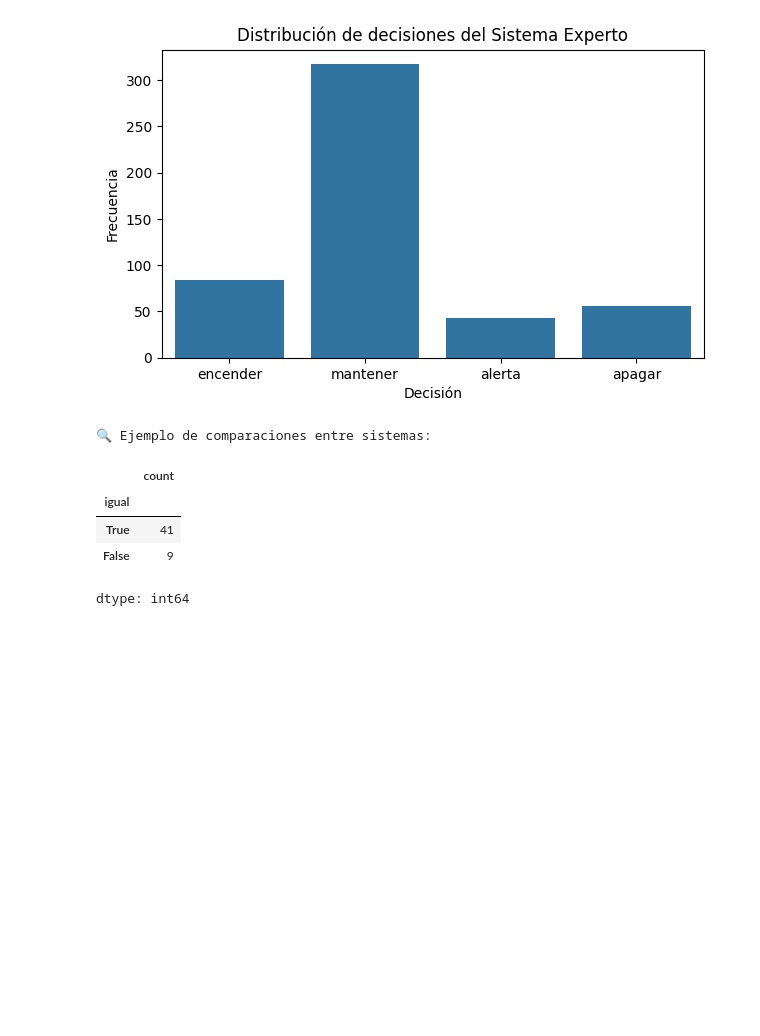
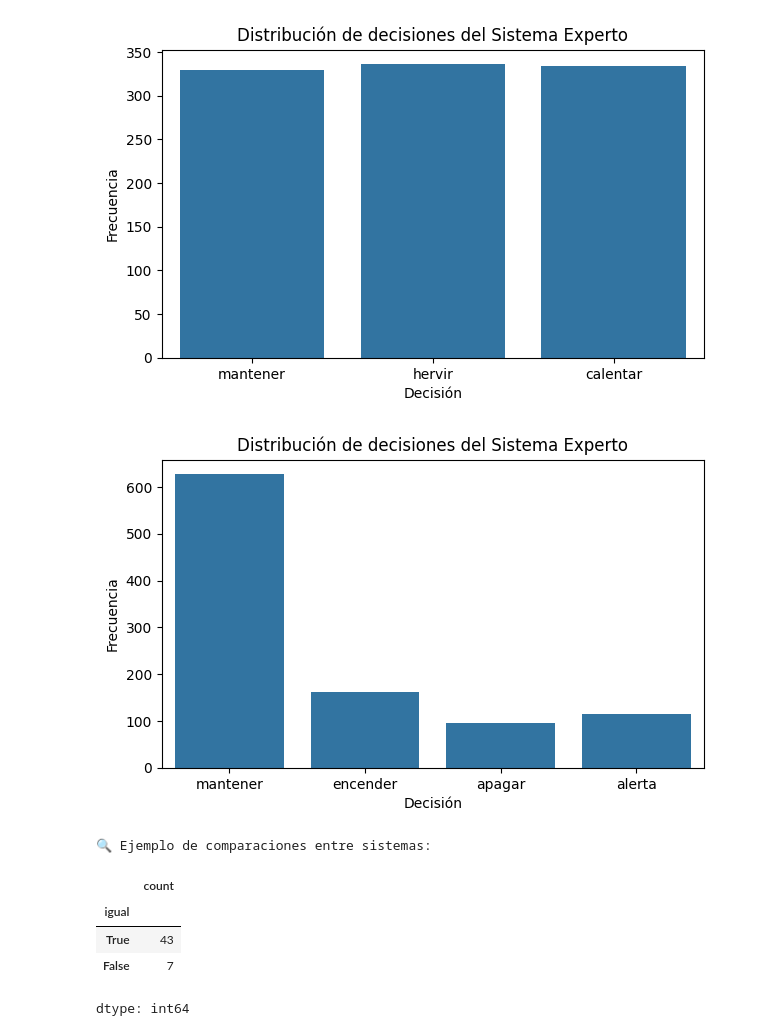
Before and after one commit to jcmachicao/jinis2025_machicao, a Jupyter notebook: JINIS__experto_neuronal.ipynb, the cells around one changed output. Cells and saved outputs as stored; diff of their text form; code cells hidden in the pictures; blank space fills up the shorter version.

```diff
--- a/JINIS__experto_neuronal.ipynb
+++ b/JINIS__experto_neuronal.ipynb
@@ -20,7 +20,7 @@ import random
 # -----------------------------------------------------
 
 np.random.seed(42)
-n = 500
+n = 1000
 
 productos = ["leche", "pasta", "agua"]
 objetivos = ["calentar", "hervir", "mantener"]
@@ -37,5 +37,6 @@ def simular_datos(n=500):
     return pd.DataFrame(data, columns=["temperatura", "presion", "nivel_liquido", "producto", "objetivo"])
 
 df = simular_datos(n)
+print(df.shape)
 df.head()
 # %% [output]
@@ -191,32 +217,40 @@ weighted avg       0.83      0.83      0.83       150
 # %%
 # -----------------------------------------------------
 # 5️⃣ ANÁLISIS VISUAL DE DECISIONES
 # -----------------------------------------------------
+
+plt.figure(figsize=(7,4))
+sns.countplot(x="objetivo", data=df)
+plt.title("Distribución de decisiones del Sistema Experto")
+plt.xlabel("Decisión")
+plt.ylabel("Frecuencia")
+plt.show()
 
 plt.figure(figsize=(7,4))
 sns.countplot(x="decision_experto", data=df)
 plt.title("Distribución de decisiones del Sistema Experto")
 plt.xlabel("Decisión")
 plt.ylabel("Frecuencia")
 plt.show()
 
 # Comparar algunas predicciones reales
 comparacion = pd.DataFrame({
     "Temperatura": X_test[:,0],
     "Presion": X_test[:,1],
     "Nivel": X_test[:,2],
     "Decision_Experto": le_dec.inverse_transform(y_test),
     "Decision_Red": le_dec.inverse_transform(y_pred)
 }).sample(50, random_state=42)
 
 print("🔍 Ejemplo de comparaciones entre sistemas:")
 comparacion['igual'] = comparacion['Decision_Experto'] == comparacion['Decision_Red']
 display(comparacion['igual'].value_counts())
 # %% [output]
-[figure, old version]
+[figure, new version]
+[figure, added]
 🔍 Ejemplo de comparaciones entre sistemas:
 |  | count |
 | igual |  |
-| True | 41 |
-| False | 9 |
+| True | 43 |
+| False | 7 |
 dtype: int64
```
Also changed, not shown: parts of 7 cells of this notebook.
